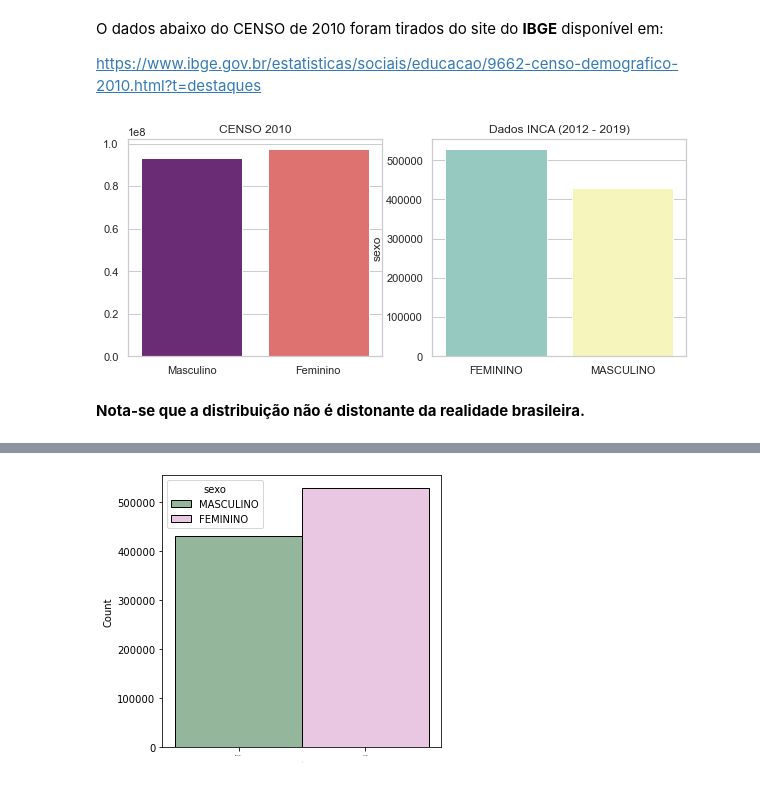
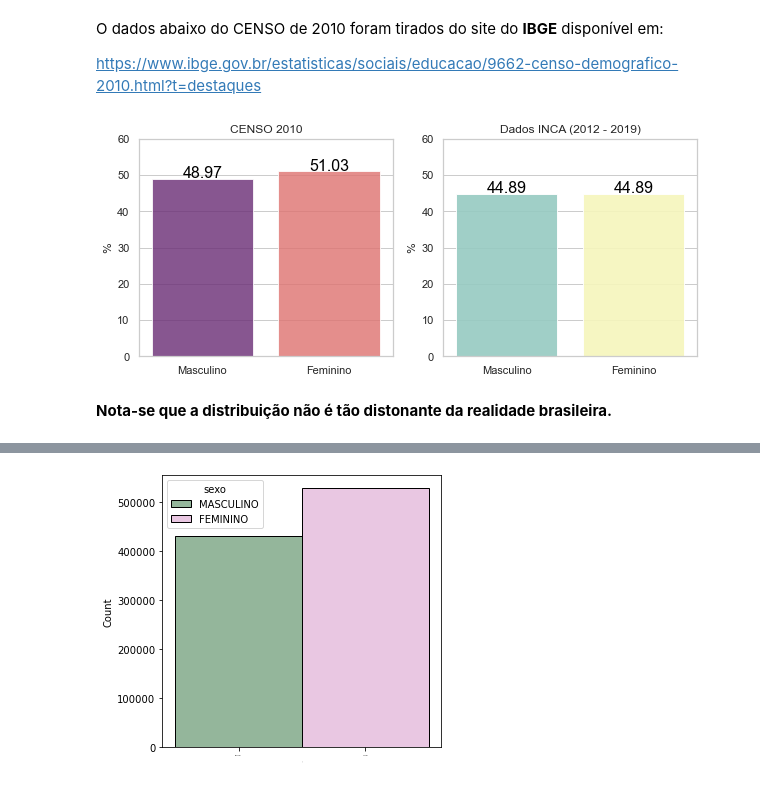
Before and after one commit to AnaPaulaPAraujo/analise_dados_cancer_brasil, a Jupyter notebook: Etapa 1/analise_geral.ipynb, the cells around one changed output, grey strips where cells are left out. Saved outputs shown, nothing was run; the diff lists cells and outputs as text; code cells hidden in the pictures.

```diff
--- a/Etapa 1/analise_geral.ipynb
+++ b/Etapa 1/analise_geral.ipynb
@@ -303,3 +301,11 @@ sexos = dados2[dados2['sexo'] == 'IGNORADO'].index
+# %%
+# Dados de quantidade de pessoas dos sexos femininos e masculinos no dataset analisado
+
+feminino = 527913
+masculino = 429937
+total1 = 527913 + 429937
+df_percent_f = (feminino * 100) / total1
+df_percent_m = (masculino * 100) / total1
 # %%
 # Retirada do valor "IGNORADO" para alguns gráficos.
 
@@ -319,48 +324,61 @@ O dados abaixo do CENSO de 2010 foram tirados do site do **IBGE** disponível em
 
 homens = 93406990
 mulheres = 97348809
-total =  97348809 + 93406990
-censo_2010 = [93406990, 97348809]
+total2 =  97348809 + 93406990
+censo_percent_h = (homens * 100) / total2
+censo_percent_m = (mulheres * 100) / total2
 # %%
 # Gráfico de comparação entre a proporção de homens e mulheres no Brasil em 2010 e os dados de pacientes com câncer.
-
-#sns.catplot(data=censo_2010, x=['Masculino','Feminino'], palette='magma', aspect=1.5)
-#plt.xticks(rotation = 90)
-#plt.legend().set_visible(False)
 
 sns.set_theme(style = 'whitegrid')
 fig, (ax1,ax2) = plt.subplots(1,2, figsize=(10,4))
 
-x1 = ['Masculino', 'Feminino']
+# Gráfico dados do CENSO
 
 ax1.set_title('CENSO 2010')
-sns.barplot(
-        x = x1,
-        y = censo_2010,
+ax1.set_ylabel('%')
+ax1.set(ylim = (0,60))
+plot1 = sns.barplot(
+        x = ['Masculino', 'Feminino'],
+        y = [round(censo_percent_h,2) ,round(censo_percent_m,2)],
         palette = 'magma',
+        alpha = .8,
         ax = ax1
 )
+for i in plot1.patches:
+       plot1.annotate(i.get_height(),
+                     (i.get_x() + i.get_width()/2,i.get_height()),
+                     ha = 'center', va = 'baseline',
+                     color = 'black', xytext=(0,1),
+                     textcoords='offset points', fontsize=16)
+
+
+# Gráfico dados do INCA
 
 ax2.set_title('Dados INCA (2012 - 2019)')
-
-#ax2.pie(
- #       gf_pizza_sexos,
-  #      labels= ['FEMININO','MASCULINO'],
-   #     autopct='%1.1f%%',
-    #    colors= ["lightsalmon","lightsteelblue"]
-#)
-sns.barplot(
-        x = ['FEMININO','MASCULINO'],
-        y = gf_pizza_sexos,
+ax2.set_ylabel('%')
+ax2.set(ylim = (0,60))
+plot2 = sns.barplot(
+        x = ['Masculino', 'Feminino'],
+        y = [round(df_percent_m,2), round(df_percent_m,2)],
         palette = 'Set3',
+        alpha = .9,
         ax = ax2
 )
 
+for i in plot2.patches:
+       plot2.annotate(i.get_height(),
+                     (i.get_x() + i.get_width()/2,i.get_height()),
+                     ha = 'center', va = 'baseline',
+                     color = 'black', xytext=(0,1),
+                     textcoords='offset points', fontsize=16)
+
+
 plt.show()
 # %% [output]
-[figure, old version]
+[figure, new version]
 # %% [markdown]
-**Nota-se que a distribuição não é distonante da realidade brasileira.**
+**Nota-se que a distribuição não é tão distonante da realidade brasileira.**
 # %%
 sexos_masc_fem_df.head()
 # %% [output]
```
Also changed, not shown: parts of 3 cells of this notebook.
